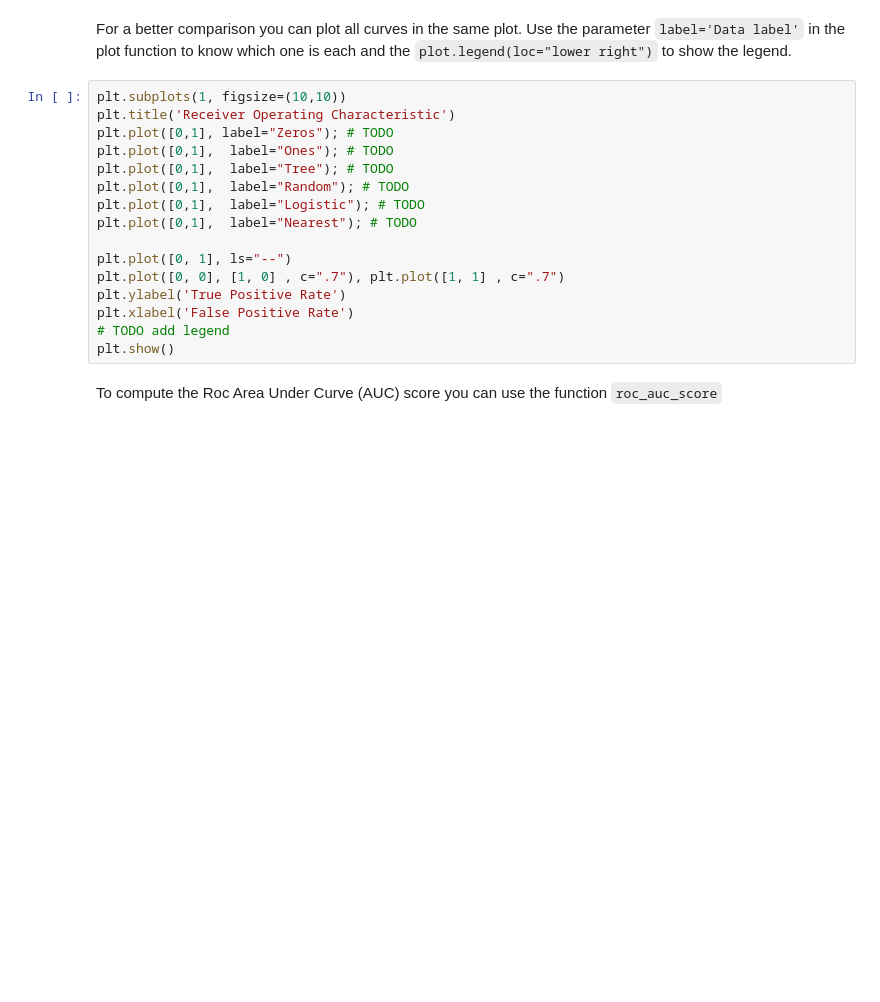
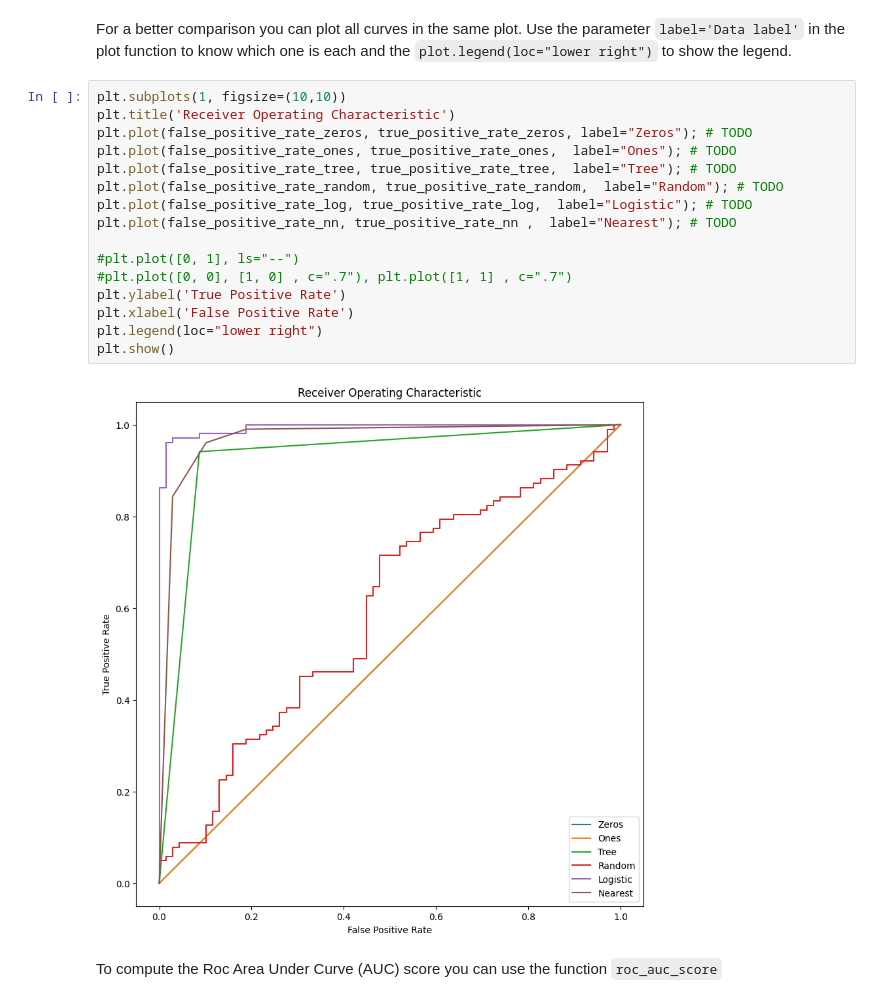
Before and after one commit to SamyZouggari/ia_labs, a Jupyter notebook: TP1/1.Performance_evaluation_student.ipynb, the cells around one changed output. Drawn from its saved outputs; the diff is of its cells as text; blank space fills up the shorter version.

````diff
--- a/TP1/1.Performance_evaluation_student.ipynb
+++ b/TP1/1.Performance_evaluation_student.ipynb
@@ -191,19 +283,21 @@
 # %%
 plt.subplots(1, figsize=(10,10))
 plt.title('Receiver Operating Characteristic')
-plt.plot([0,1], label="Zeros"); # TODO
-plt.plot([0,1],  label="Ones"); # TODO
-plt.plot([0,1],  label="Tree"); # TODO
-plt.plot([0,1],  label="Random"); # TODO
-plt.plot([0,1],  label="Logistic"); # TODO
-plt.plot([0,1],  label="Nearest"); # TODO
+plt.plot(false_positive_rate_zeros, true_positive_rate_zeros, label="Zeros"); # TODO
+plt.plot(false_positive_rate_ones, true_positive_rate_ones,  label="Ones"); # TODO
+plt.plot(false_positive_rate_tree, true_positive_rate_tree,  label="Tree"); # TODO
+plt.plot(false_positive_rate_random, true_positive_rate_random,  label="Random"); # TODO
+plt.plot(false_positive_rate_log, true_positive_rate_log,  label="Logistic"); # TODO
+plt.plot(false_positive_rate_nn, true_positive_rate_nn ,  label="Nearest"); # TODO
 
-plt.plot([0, 1], ls="--")
-plt.plot([0, 0], [1, 0] , c=".7"), plt.plot([1, 1] , c=".7")
+#plt.plot([0, 1], ls="--")
+#plt.plot([0, 0], [1, 0] , c=".7"), plt.plot([1, 1] , c=".7")
 plt.ylabel('True Positive Rate')
 plt.xlabel('False Positive Rate')
-# TODO add legend
+plt.legend(loc="lower right")
 plt.show()
+# %% [output]
+[figure, added]
 # %% [markdown]
 To compute the Roc Area Under Curve (AUC) score you can use the function ```roc_auc_score```
 # %%
````
Also changed, not shown: parts of 21 cells of this notebook.
